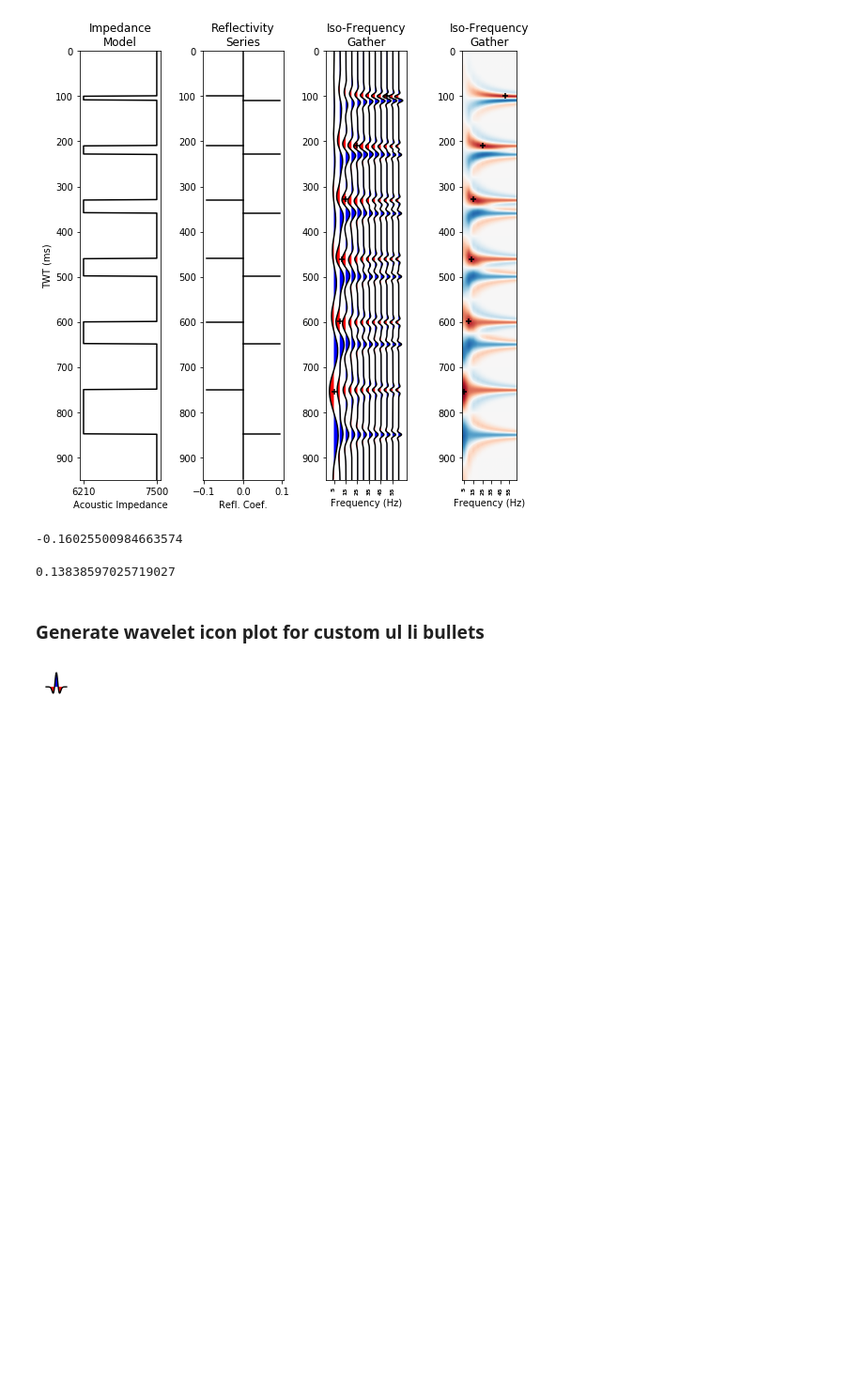
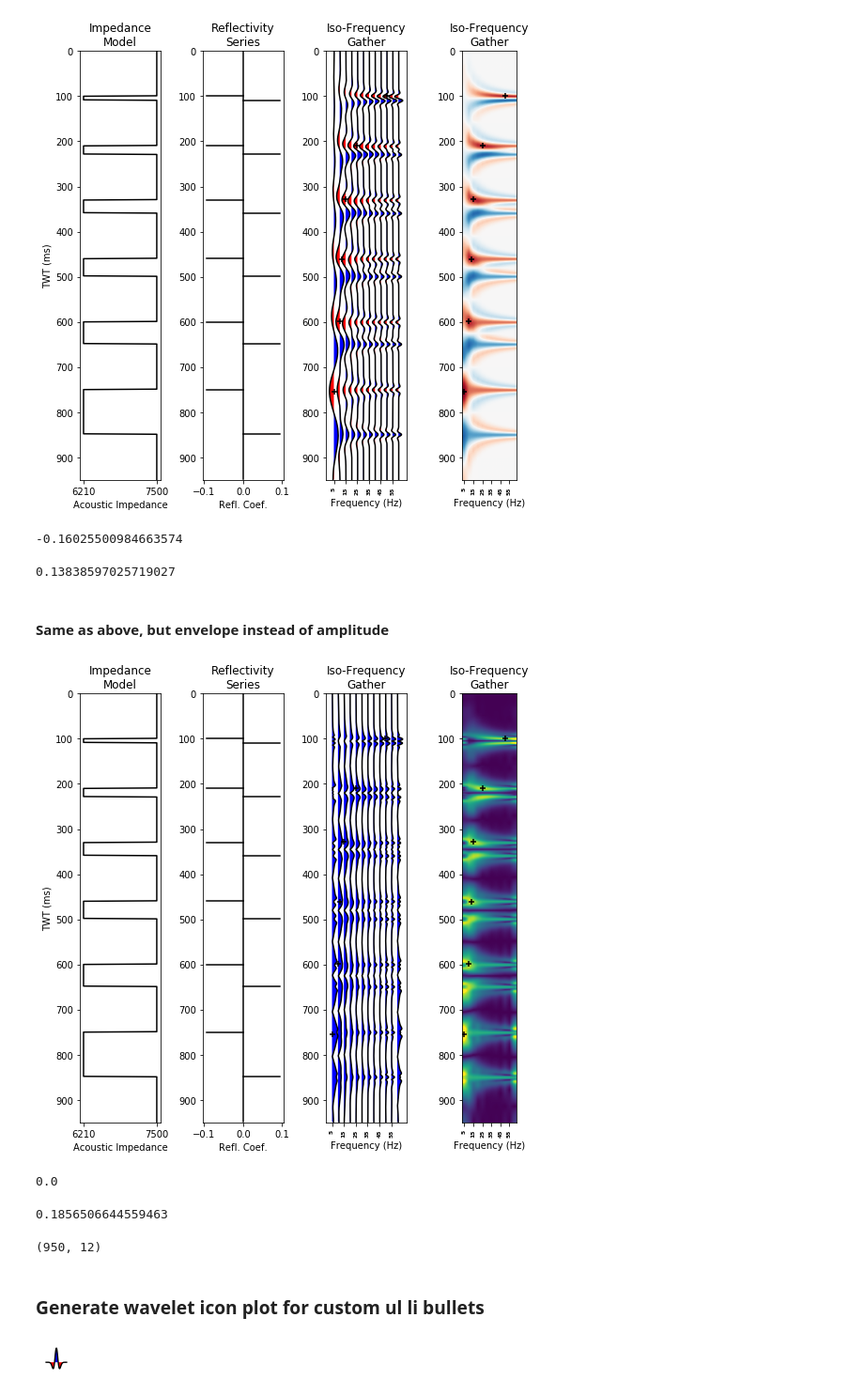
Before and after one commit to bdowdell/flask_pyseistuned, a Jupyter notebook: nb/image_plots.ipynb, the cells around one changed output. Shown at 94% size. Cells and saved outputs as stored; diff of their text form; code cells hidden in the pictures; blank space fills up the shorter version.

Commit message:
testing plotting amplitude envelope

```diff
--- a/nb/image_plots.ipynb
+++ b/nb/image_plots.ipynb
@@ -638,3 +638,5 @@ np.min(iso_freq_gather)
 np.max(iso_freq_gather)
 # %% [output]
 0.13838597025719027
+# %% [markdown]
+#### Same as above, but envelope instead of amplitude
@@ -641,3 +645,80 @@ np.max(iso_freq_gather)
+# %%
+ifg_min = np.min(iso_freq_gather)
+ifg_max = np.max(iso_freq_gather)
+d_ifg = ifg_max - ifg_min
+
+dx = 5
+
+fig = plt.figure(figsize=(7.5,7.5))
+
+ax1 = fig.add_subplot(141)
+ax1.plot(imp_trace, z, 'k')
+ax1.set_xlabel('Acoustic Impedance')
+ax1.set_ylabel('TWT (ms)')
+ax1.set_title('Impedance\nModel')
+ax1.set_xticks([6210, 7500])
+ax1.set_yticks(range(0,1000,100))
+ax1.set_ylim(0,950)
+ax1.invert_yaxis()
+
+ax2 = fig.add_subplot(142, sharey=ax1)
+ax2.plot(np.zeros(rc_trace.shape), z, 'k')
+for i,_ in enumerate(rc_trace):
+    if rc_trace[i] < 0:
+        rc_x = [rc_trace[i], 0]
+        rc_y = [i, i]
+        ax2.plot(rc_x, rc_y, 'k')
+    elif rc_trace[i] > 0:
+        rc_x = [0, rc_trace[i]]
+        rc_y = [i, i]
+        ax2.plot(rc_x, rc_y, 'k')
+ax2.set_xlabel('Refl. Coef.')
+ax2.set_title('Reflectivity\nSeries')
+
+
+iso_freq_gather_env = np.abs(hilbert(iso_freq_gather, axis=1))
+
+ax3 = fig.add_subplot(143, sharey=ax1)
+for i, trace in enumerate(iso_freq_gather_env.transpose()):
+    tr = (((trace - ifg_min)/d_ifg) - 0.5)*dx*1.5
+    x = i*dx + 5
+    ax3.plot((x + tr), z, 'k')
+    ax3.fill_betweenx(z, x, (x + tr), where=tr>=0, facecolor='blue')
+    ax3.fill_betweenx(z, x, (x + tr), where=tr<=0, facecolor='red')
+ax3.scatter(tuning_freqs, tuning_idxs, marker='+', color='k')
+ax3.set_xlabel('Frequency (Hz)')
+ax3.set_xticks(range(5,65,10))
+ax3.set_xticklabels(range(5,65,10), fontdict={'fontsize': 6, 'fontweight': 'bold'})
+ax3.xaxis.set_tick_params(rotation=90)
+ax3.set_title('Iso-Frequency\nGather')
+
+ax4 = fig.add_subplot(144, sharey=ax1)
+#analytical_trace = hilbert(iso_freq_gather)
+#envelope = np.sqrt(np.real(analytical_trace)**2 + np.imag(analytical_trace)**2)
+ax4.imshow(iso_freq_gather_env, cmap='viridis', aspect=0.1, interpolation='bilinear', vmin=0, vmax=0.15)
+ax4.scatter([0, 1, 1.5, 2, 4, 9], tuning_idxs, marker='+', color='k')
+ax4.set_xticks(range(0,12, 2))
+ax4.set_xticklabels(range(5,65,10), fontdict={'fontsize': 6, 'fontweight': 'bold'})
+ax4.xaxis.set_tick_params(rotation=90)
+ax4.set_xlabel('Frequency (Hz)')
+ax4.set_title('Iso-Frequency\nGather')
+
+plt.tight_layout()
+#plt.savefig('../pyseistuned/static/img/isofreq_gather.png', dpi=100, edgecolor='k')
+# %% [output]
+[figure, added]
+# %%
+np.min(np.abs(hilbert(iso_freq_gather)))
+# %% [output]
+0.0
+# %%
+np.max(np.abs(hilbert(iso_freq_gather)))
+# %% [output]
+0.1856506644559463
+# %%
+hilbert(iso_freq_gather).shape
+# %% [output]
+(950, 12)
 # %% [markdown]
 ### Generate wavelet icon plot for custom ul li bullets
 # %%
```
Also changed, not shown: parts of 1 cell of this notebook.
